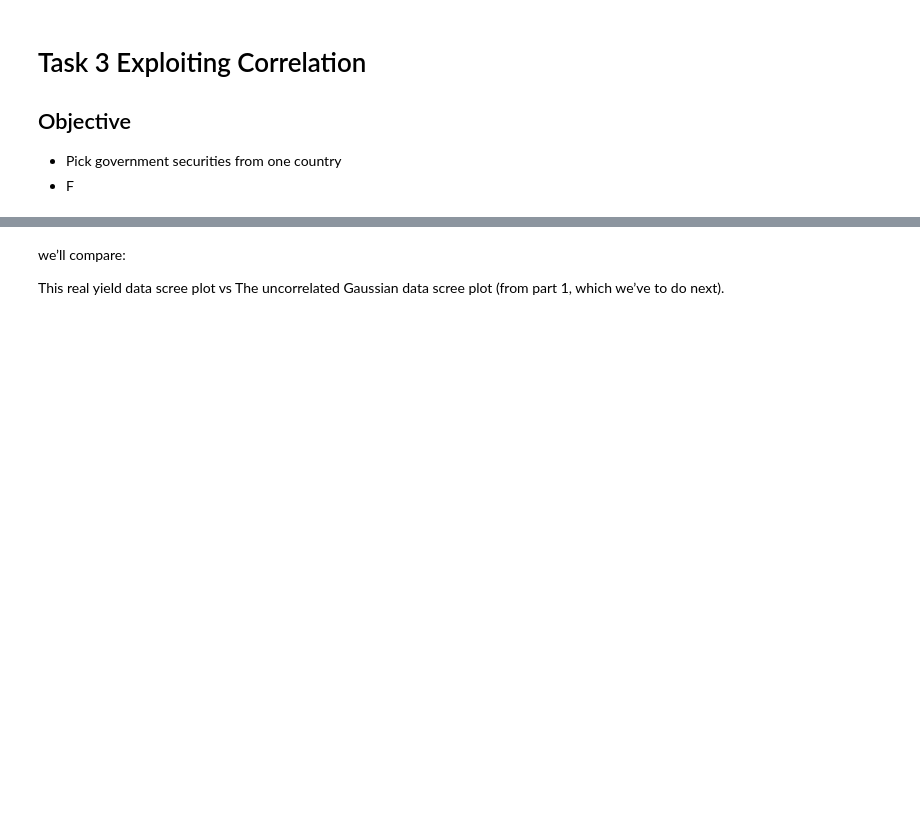
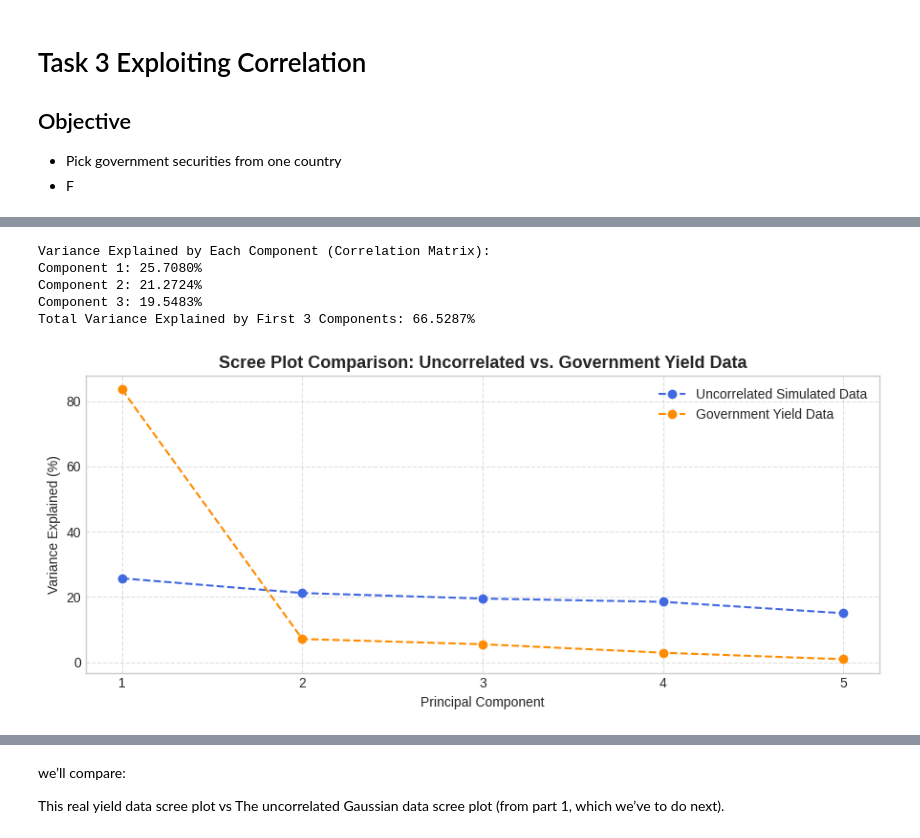
Before and after one commit to adas-quant/mscfe-gwp1-yieldcurve, a Jupyter notebook: notebooks/03_Task3_PCA.ipynb, the cells around one changed output, grey strips where cells are left out. Cells and saved outputs as stored; diff of their text form; code cells hidden in the pictures; blank space fills up the shorter version.

```diff
--- a/notebooks/03_Task3_PCA.ipynb
+++ b/notebooks/03_Task3_PCA.ipynb
@@ -6,0 +149,42 @@
+# %%
+
+explained_variance = pca.explained_variance_ratio_
+
+var_comp1 = explained_variance[0]
+var_comp2 = explained_variance[1]
+var_comp3 = explained_variance[2]
+total_var_3 = var_comp1 + var_comp2 + var_comp3
+
+print(f"\nVariance Explained by Each Component ({matrix_used}):")
+print(f"Component 1: {var_comp1:.4%}")
+print(f"Component 2: {var_comp2:.4%}")
+print(f"Component 3: {var_comp3:.4%}")
+print(f"Total Variance Explained by First 3 Components: {total_var_3:.4%}")
+# %% [output]
+Variance Explained by Each Component (Correlation Matrix):
+Component 1: 25.7080%
+Component 2: 21.2724%
+Component 3: 19.5483%
+Total Variance Explained by First 3 Components: 66.5287%
+# %%
+import matplotlib.pyplot as plt
+
+components = [1, 2, 3, 4, 5]
+uncorr_explained = [25.7, 21.2, 19.5, 18.5, 15.0]
+gov_explained = [83.6, 7.1, 5.5, 2.9, 0.9]
+
+plt.figure(figsize=(9, 4))
+
+plt.plot(components, uncorr_explained, 'o--', color='royalblue', label="Uncorrelated Simulated Data")
+plt.plot(components, gov_explained, 'o--', color='darkorange', label="Government Yield Data")
+
+plt.title("Scree Plot Comparison: Uncorrelated vs. Government Yield Data", fontsize=13, fontweight="bold")
+plt.xlabel("Principal Component")
+plt.ylabel("Variance Explained (%)")
+plt.xticks(components)
+plt.legend()
+plt.grid(True, linestyle='--', alpha=0.6)
+plt.tight_layout()
+plt.show()
+# %% [output]
+[figure, added]
```
Also changed, not shown: parts of 13 cells of this notebook.
